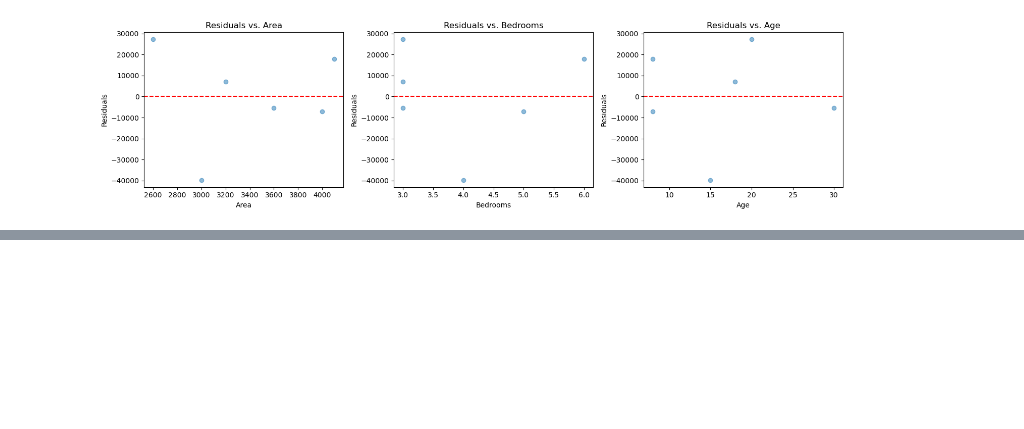
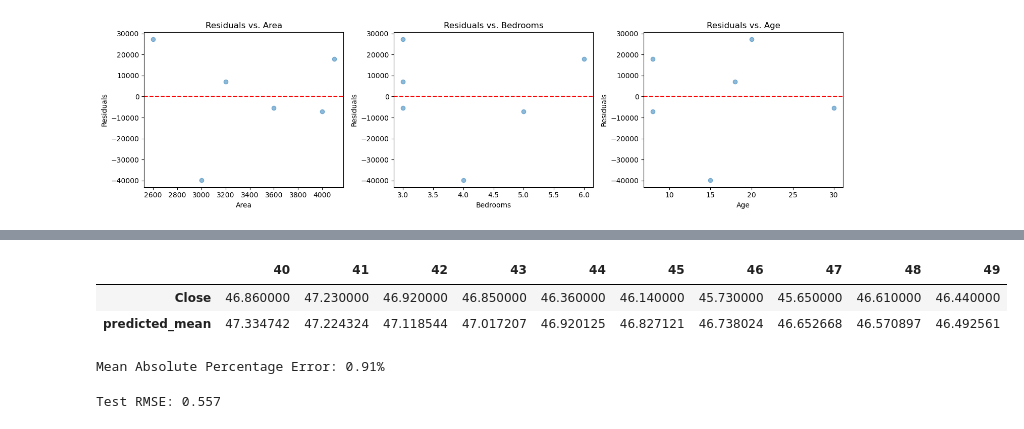
Before and after one commit to s0ul141/SB47, a Jupyter notebook: REG_DA2.ipynb, the cells around one changed output, grey strips where cells are left out. Saved outputs shown, nothing was run; the diff lists cells and outputs as text; code cells hidden in the pictures; blank space fills up the shorter version.

```diff
--- a/REG_DA2.ipynb
+++ b/REG_DA2.ipynb
@@ -148,0 +177,28 @@ dir(model)
+# %%
+# Let's use the first 40 data points for training and the rest for testing
+train, test = df['Close'][0:40], df['Close'][40:50]
+
+# Fit the model
+model = ARIMA(train, order=(1,0,0)) # Autoregressive, differencing, Moving Average
+model_fit = model.fit()
+# Forecast
+forecast = model_fit.forecast(steps=10)
+
+print_df=pd.DataFrame([test, forecast])
+print_df
+# %% [output]
+|  | 40 | 41 | 42 | 43 | 44 | 45 | 46 | 47 | 48 | 49 |
+| Close | 46.860000 | 47.230000 | 46.920000 | 46.850000 | 46.360000 | 46.140000 | 45.730000 | 45.650000 | 46.610000 | 46.440000 |
+| predicted_mean | 47.334742 | 47.224324 | 47.118544 | 47.017207 | 46.920125 | 46.827121 | 46.738024 | 46.652668 | 46.570897 | 46.492561 |
+# %%
+mape = np.mean(np.abs((test - forecast) / test)) * 100
+print(f"Mean Absolute Percentage Error: {mape:.2f}%")
+# %% [output]
+Mean Absolute Percentage Error: 0.91%
+# %%
+
+# Calculate RMSE
+rmse = sqrt(mean_squared_error(test, forecast))
+print(f'Test RMSE: {rmse:.3f}')
+# %% [output]
+Test RMSE: 0.557
```
Also changed, not shown: parts of 11 cells of this notebook.
